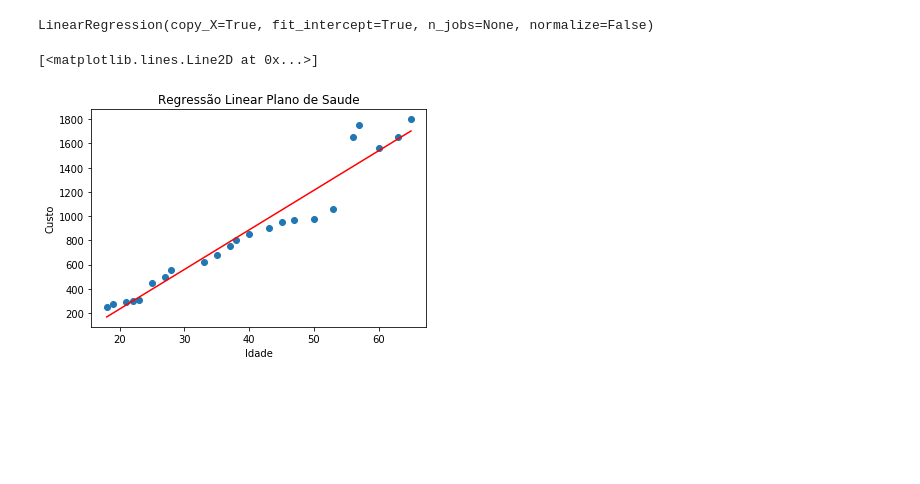
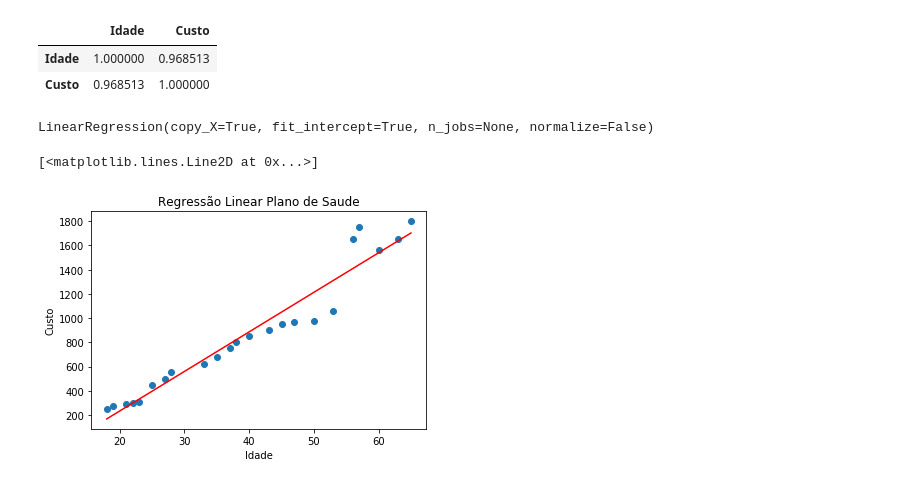
Before and after one commit to Skytronn/Regressao-Linear, a Jupyter notebook: Regressao-Linear.ipynb, the cells around one changed output. Cells and saved outputs as stored; diff of their text form; code cells hidden in the pictures; blank space fills up the shorter version.

```diff
--- a/Regressao-Linear.ipynb
+++ b/Regressao-Linear.ipynb
@@ -7,11 +7,17 @@ import xlrd
 # %%
 #data = pd.read_csv('Psaude.csv')
 data = pd.read_excel('BKP.xlsx')
+
 X = data.iloc[:,0].values
 Y = data.iloc[:,1].values
 correlacao = np.corrcoef(X, Y)
 
 X = X.reshape(-1,1)
+data.corr()
+# %% [output]
+|  | Idade | Custo |
+| Idade | 1.000000 | 0.968513 |
+| Custo | 0.968513 | 1.000000 |
 # %%
 from sklearn.linear_model import LinearRegression
 regressor = LinearRegression()
```
